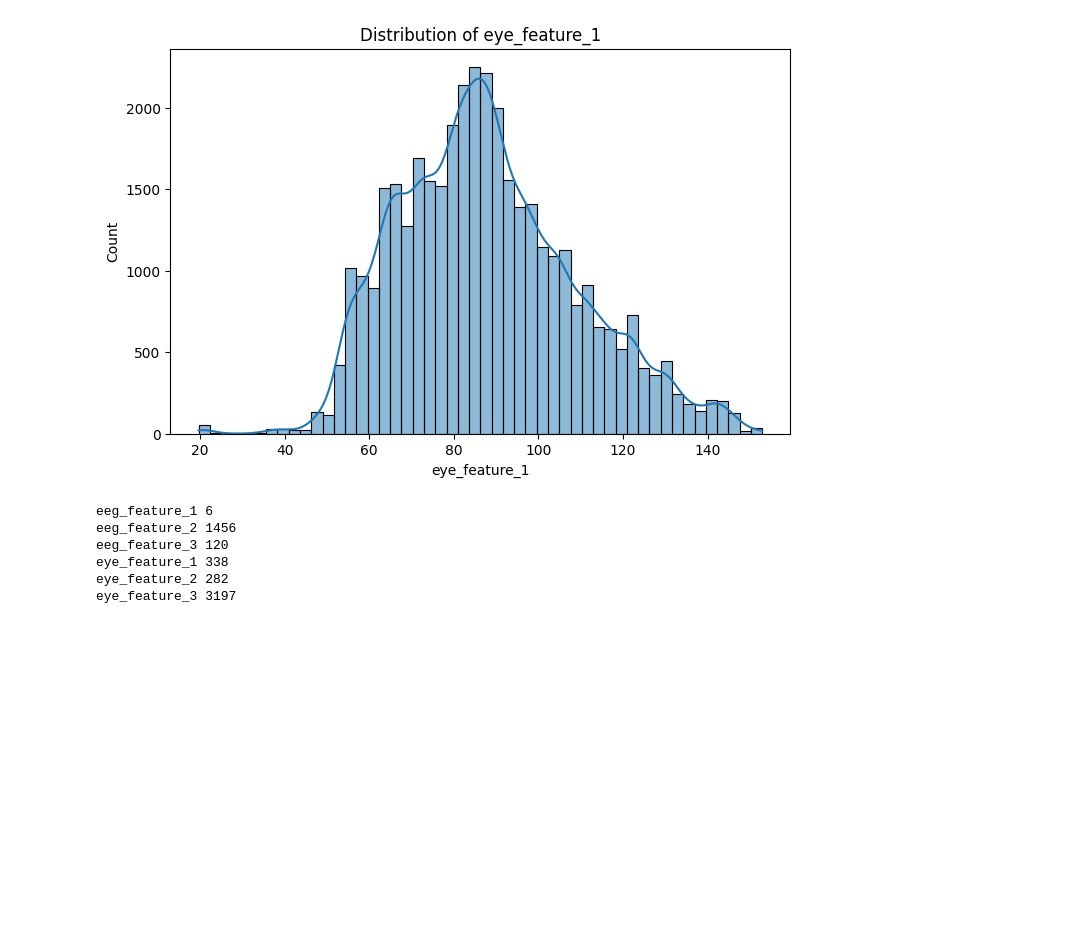
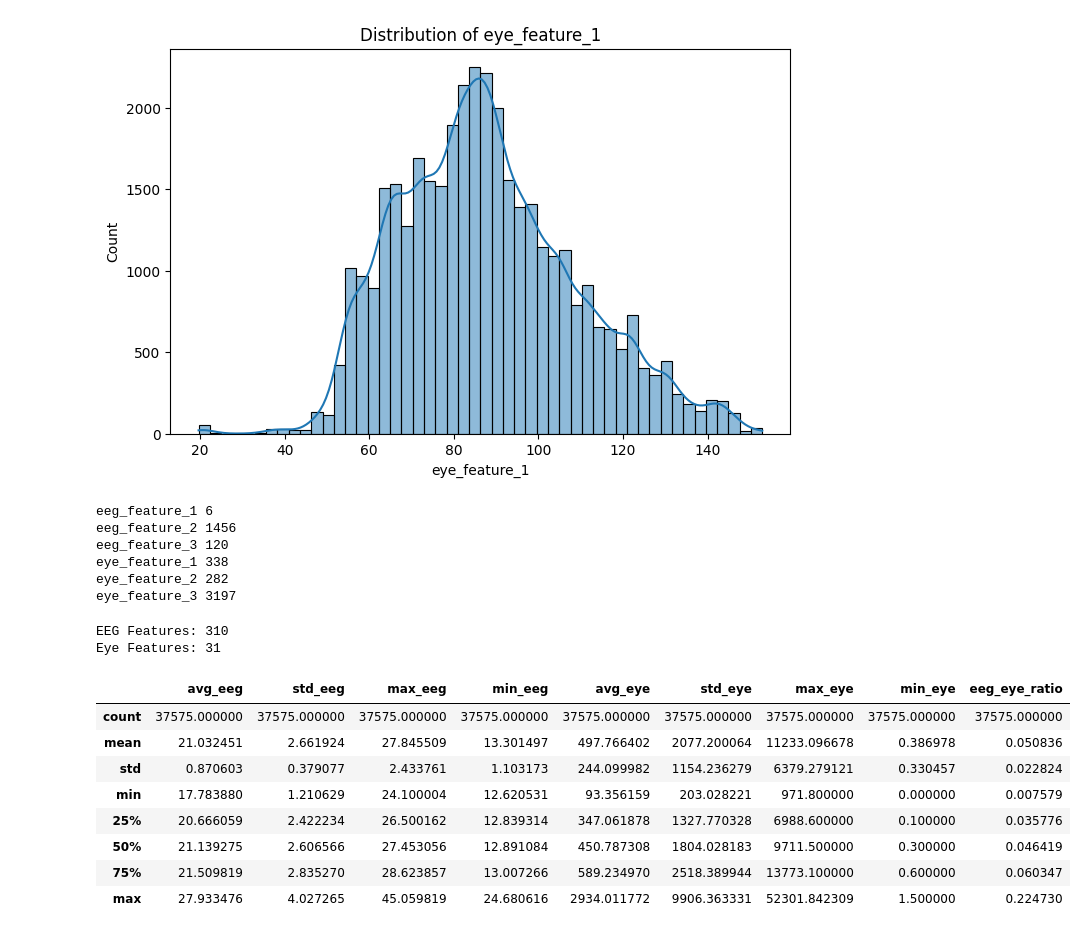
Before and after one commit to Gresita/NeuroSense, a Jupyter notebook: data/preprocessing/Preprocessing.ipynb, the cells around one changed output. Saved outputs shown, nothing was run; the diff lists cells and outputs as text; code cells hidden in the pictures; blank space fills up the shorter version.

```diff
--- a/data/preprocessing/Preprocessing.ipynb
+++ b/data/preprocessing/Preprocessing.ipynb
@@ -431,3 +431,35 @@ eeg_feature_3 120
 eye_feature_1 338
 eye_feature_2 282
 eye_feature_3 3197
+# %%
+## Phase 4: Feature Engineering
+eeg_features = [
+    col for col in df.columns
+    if col.startswith("eeg_")
+]
+
+eye_features = [
+    col for col in df.columns
+    if col.startswith("eye_")
+]
+
+print("EEG Features:", len(eeg_features))
+print("Eye Features:", len(eye_features))
+
+df["avg_eeg"] = df[eeg_features].mean(axis=1)
+df["std_eeg"] = df[eeg_features].std(axis=1)
+df["max_eeg"] = df[eeg_features].max(axis=1)
+df["min_eeg"] = df[eeg_features].min(axis=1)
+
+df["avg_eye"] = df[eye_features].mean(axis=1)
+df["std_eye"] = df[eye_features].std(axis=1)
+df["max_eye"] = df[eye_features].max(axis=1)
+df["min_eye"] = df[eye_features].min(axis=1)
+
+df["eeg_eye_ratio"] = (
+    df["avg_eeg"] /
+    (df["avg_eye"] + 1e-6)
+)
+# %% [output]
+EEG Features: 310
+Eye Features: 31
@@ -433,0 +474,18 @@ eye_feature_3 3197
+# %%
+engineered_features = [
+    "avg_eeg", "std_eeg", "max_eeg", "min_eeg",
+    "avg_eye", "std_eye", "max_eye", "min_eye",
+    "eeg_eye_ratio"
+]
+
+df[engineered_features].describe()
+# %% [output]
+|  | avg_eeg | std_eeg | max_eeg | min_eeg | avg_eye | std_eye | max_eye | min_eye | eeg_eye_ratio |
+| count | 37575.000000 | 37575.000000 | 37575.000000 | 37575.000000 | 37575.000000 | 37575.000000 | 37575.000000 | 37575.000000 | 37575.000000 |
+| mean | 21.032451 | 2.661924 | 27.845509 | 13.301497 | 497.766402 | 2077.200064 | 11233.096678 | 0.386978 | 0.050836 |
+| std | 0.870603 | 0.379077 | 2.433761 | 1.103173 | 244.099982 | 1154.236279 | 6379.279121 | 0.330457 | 0.022824 |
+| min | 17.783880 | 1.210629 | 24.100004 | 12.620531 | 93.356159 | 203.028221 | 971.800000 | 0.000000 | 0.007579 |
+| 25% | 20.666059 | 2.422234 | 26.500162 | 12.839314 | 347.061878 | 1327.770328 | 6988.600000 | 0.100000 | 0.035776 |
+| 50% | 21.139275 | 2.606566 | 27.453056 | 12.891084 | 450.787308 | 1804.028183 | 9711.500000 | 0.300000 | 0.046419 |
+| 75% | 21.509819 | 2.835270 | 28.623857 | 13.007266 | 589.234970 | 2518.389944 | 13773.100000 | 0.600000 | 0.060347 |
+| max | 27.933476 | 4.027265 | 45.059819 | 24.680616 | 2934.011772 | 9906.363331 | 52301.842309 | 1.500000 | 0.224730 |
```
Also changed, not shown: parts of 5 cells of this notebook.
